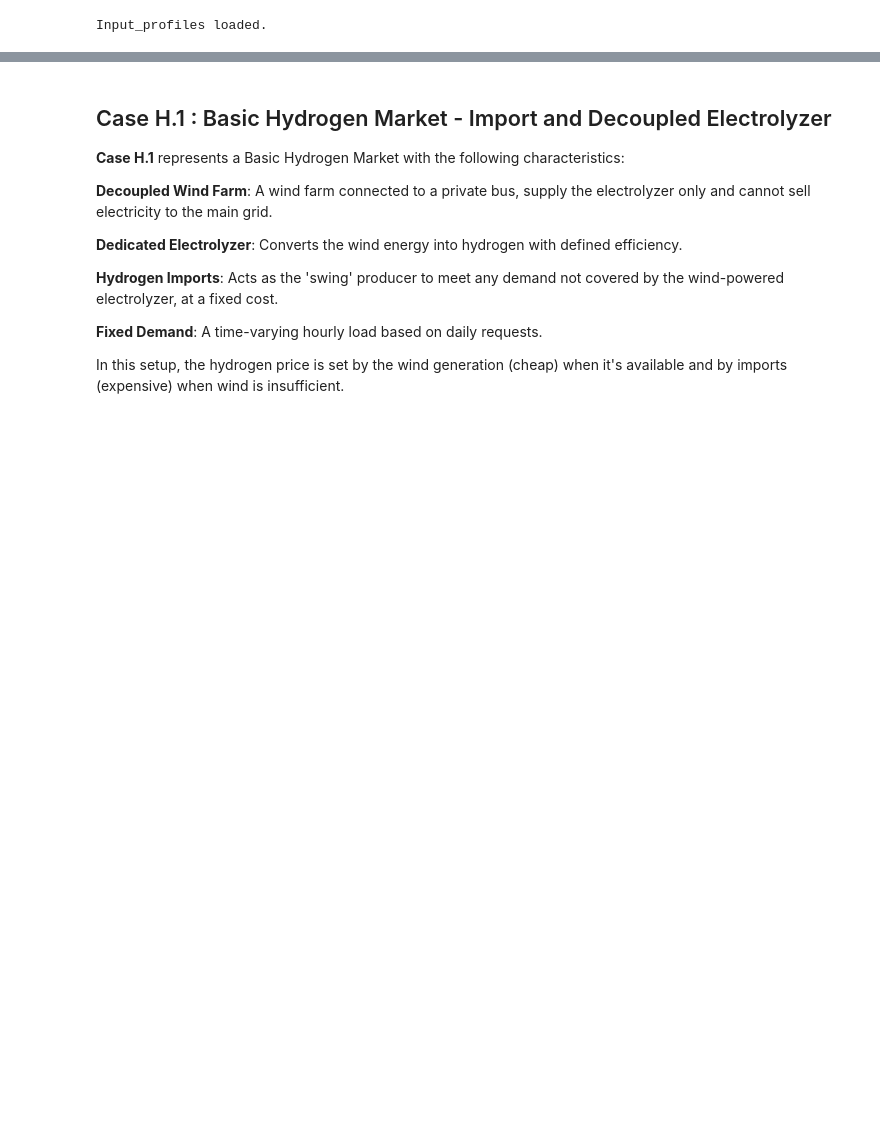
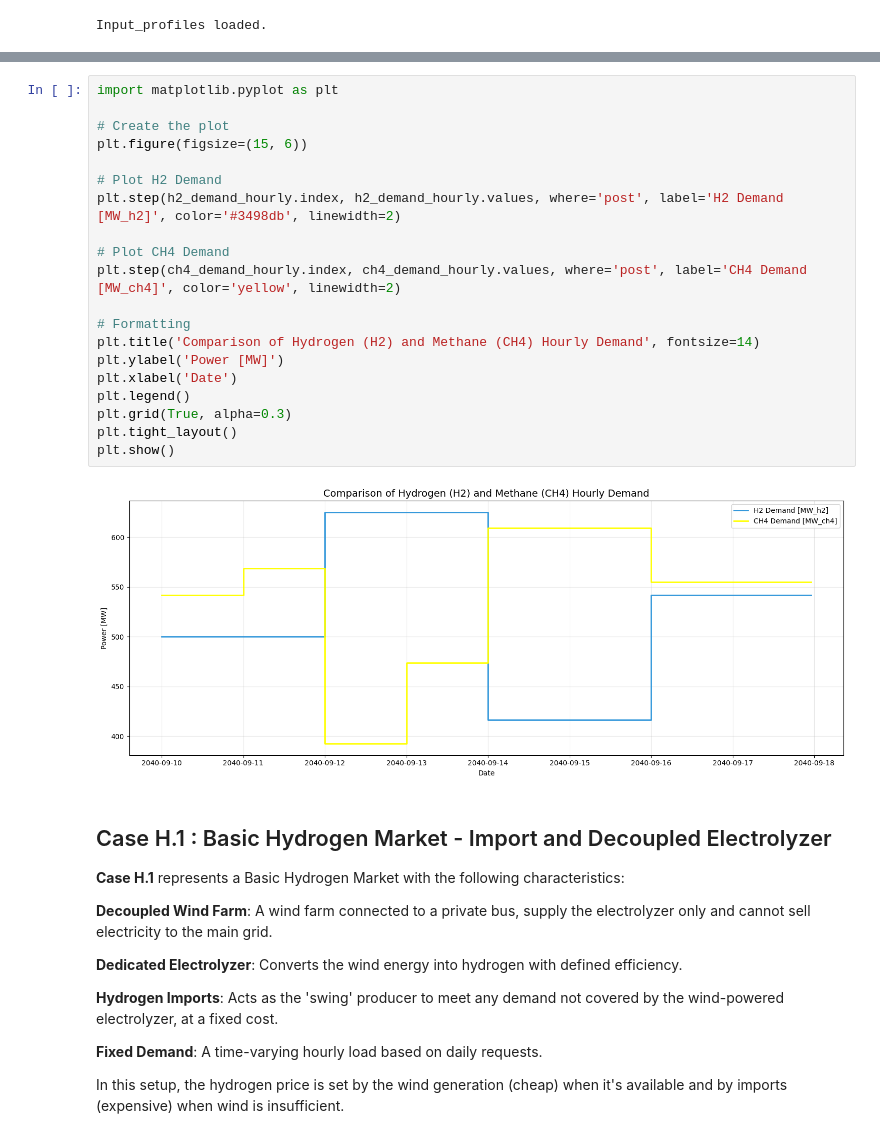
Before and after one commit to icosrle31/Test_ENNOH, a Jupyter notebook: Hydrogen_market.ipynb, the cells around one changed output, grey strips where cells are left out. Drawn from its saved outputs; the diff is of its cells as text; blank space fills up the shorter version.

```diff
--- a/Hydrogen_market.ipynb
+++ b/Hydrogen_market.ipynb
@@ -161,3 +153,25 @@ dtype: float64
+# %%
+import matplotlib.pyplot as plt
+
+# Create the plot
+plt.figure(figsize=(15, 6))
+
+# Plot H2 Demand
+plt.step(h2_demand_hourly.index, h2_demand_hourly.values, where='post', label='H2 Demand [MW_h2]', color='#3498db', linewidth=2)
+
+# Plot CH4 Demand
+plt.step(ch4_demand_hourly.index, ch4_demand_hourly.values, where='post', label='CH4 Demand [MW_ch4]', color='yellow', linewidth=2)
+
+# Formatting
+plt.title('Comparison of Hydrogen (H2) and Methane (CH4) Hourly Demand', fontsize=14)
+plt.ylabel('Power [MW]')
+plt.xlabel('Date')
+plt.legend()
+plt.grid(True, alpha=0.3)
+plt.tight_layout()
+plt.show()
+# %% [output]
+[figure, added]
 # %% [markdown]
 ## Case H.1 : Basic Hydrogen Market - Import and Decoupled Electrolyzer
 
```
Also changed, not shown: parts of 23 cells of this notebook.
